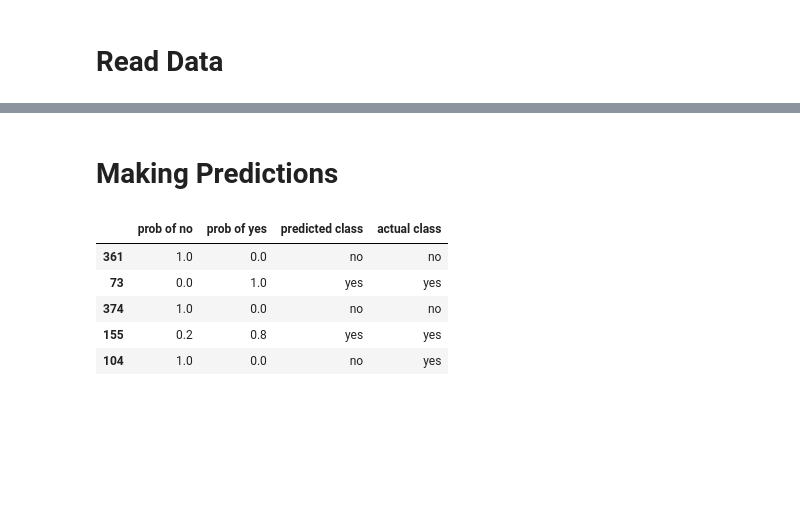
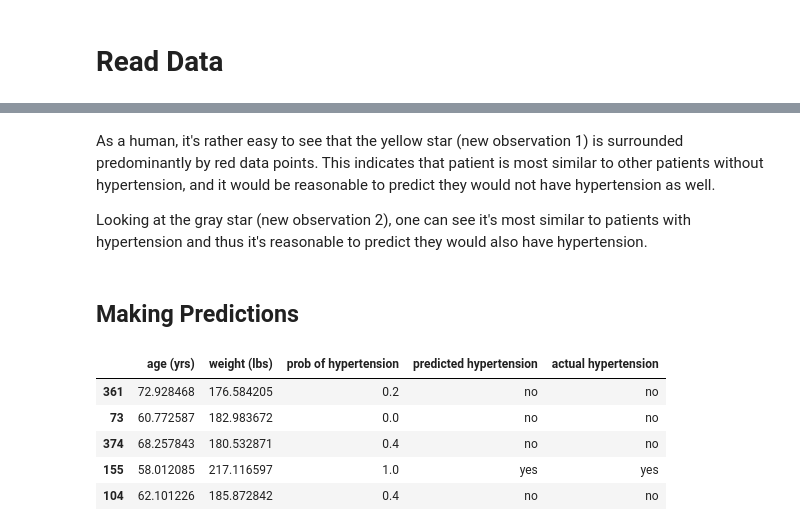
Before and after one commit to papir805/Stanford-ML-Class, a Jupyter notebook: notebooks/k_nearest_neighbors_classifier.ipynb, the cells around one changed output, grey strips where cells are left out. Cells and saved outputs as stored; diff of their text form; code cells hidden in the pictures; blank space fills up the shorter version.

```diff
--- a/notebooks/k_nearest_neighbors_classifier.ipynb
+++ b/notebooks/k_nearest_neighbors_classifier.ipynb
@@ -25,0 +39,11 @@ df.head()
+# %%
+# Store label names for x and y
+x_label = 'age (yrs)'
+y_label = 'weight (lbs)'
+
+# Store target label name
+target_label = 'hypertension'
+
+# Extract unique target labels
+label_0 = 'yes'
+label_1 = 'no'
@@ -25,0 +52,8 @@ df.head()
+# %%
+# Assign colors based on target_label for visualization
+df['color'] = df[target_label].map({label_0:'green', label_1:'red'})
+
+# Seperate the data on patients with hypertension
+# from those without
+df_yesses = df[df[target_label]==label_0]
+df_nos = df[df[target_label]==label_1]
@@ -28,9 +106,13 @@ df.head()
 # %%
-feat_names = df.columns[:-1]
-class_names = df['type'].unique()
+# Separate feature names
+feat_names = [x_label, y_label]
+
+# Extract unique class labels
+unique_labels = df[target_label].unique()
 # %%
+# Split dataset into training and testing dataset
 X_train, X_test, y_train, y_test = train_test_split(df[feat_names],
-                                                    df['type'],
+                                                    df[target_label],
                                                     test_size=0.25,
                                                     random_state=42)
 # %% [markdown]
@@ -47,17 +214,25 @@ k_neighbors_classifier = k_neighbors_classifier.fit(X_train_scaled, y_train)
+# %% [markdown]
+As a human, it's rather easy to see that the yellow star (new observation 1) is surrounded predominantly by red data points.  This indicates that patient is most similar to other patients without hypertension, and it would be reasonable to predict they would not have hypertension as well.
+
+Looking at the gray star (new observation 2), one can see it's most similar to patients with hypertension and thus it's reasonable to predict they would also have hypertension.
 # %% [markdown]
-# Making Predictions
+## Making Predictions
 # %%
+# Make predictions using the already seen training data
 predictions = k_neighbors_classifier.predict(X_test_scaled)
 probabilities = k_neighbors_classifier.predict_proba(X_test_scaled)
-results_df = pd.DataFrame({'prob of no':probabilities[:,0],
-                         'prob of yes':probabilities[:,1],
-                         'predicted class':predictions,
-                         'actual class': y_test})
+
+results_df = pd.DataFrame({x_label:X_test[x_label],
+                           y_label:X_test[y_label],
+                         #'prob of no':probabilities[:,0],
+                           'prob of hypertension':probabilities[:,1],
+                           'predicted hypertension':predictions,
+                           'actual hypertension': y_test})
 results_df.head()
 # %% [output]
-|  | prob of no | prob of yes | predicted class | actual class |
-| 361 | 1.0 | 0.0 | no | no |
-| 73 | 0.0 | 1.0 | yes | yes |
-| 374 | 1.0 | 0.0 | no | no |
-| 155 | 0.2 | 0.8 | yes | yes |
-| 104 | 1.0 | 0.0 | no | yes |
+|  | age (yrs) | weight (lbs) | prob of hypertension | predicted hypertension | actual hypertension |
+| 361 | 72.928468 | 176.584205 | 0.2 | no | no |
+| 73 | 60.772587 | 182.983672 | 0.0 | no | no |
+| 374 | 68.257843 | 180.532871 | 0.4 | no | no |
+| 155 | 58.012085 | 217.116597 | 1.0 | yes | yes |
+| 104 | 62.101226 | 185.872842 | 0.4 | no | no |
```
Also changed, not shown: parts of 35 cells of this notebook, 1 other file.
